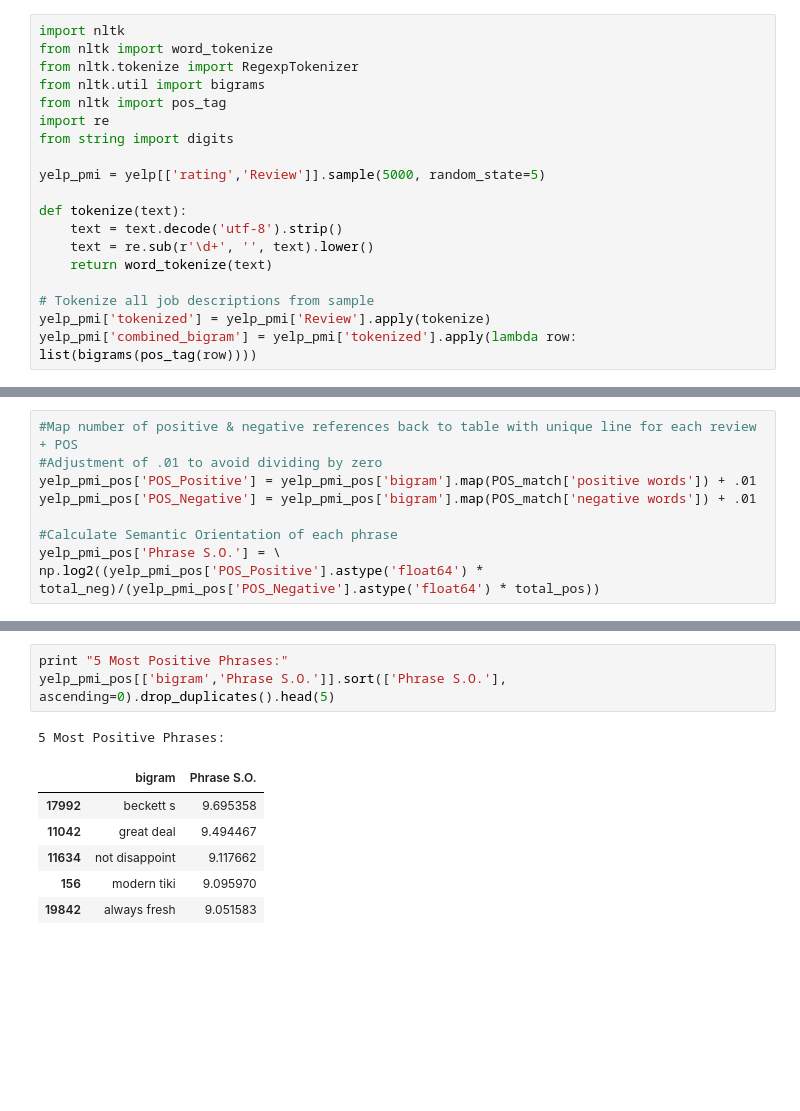
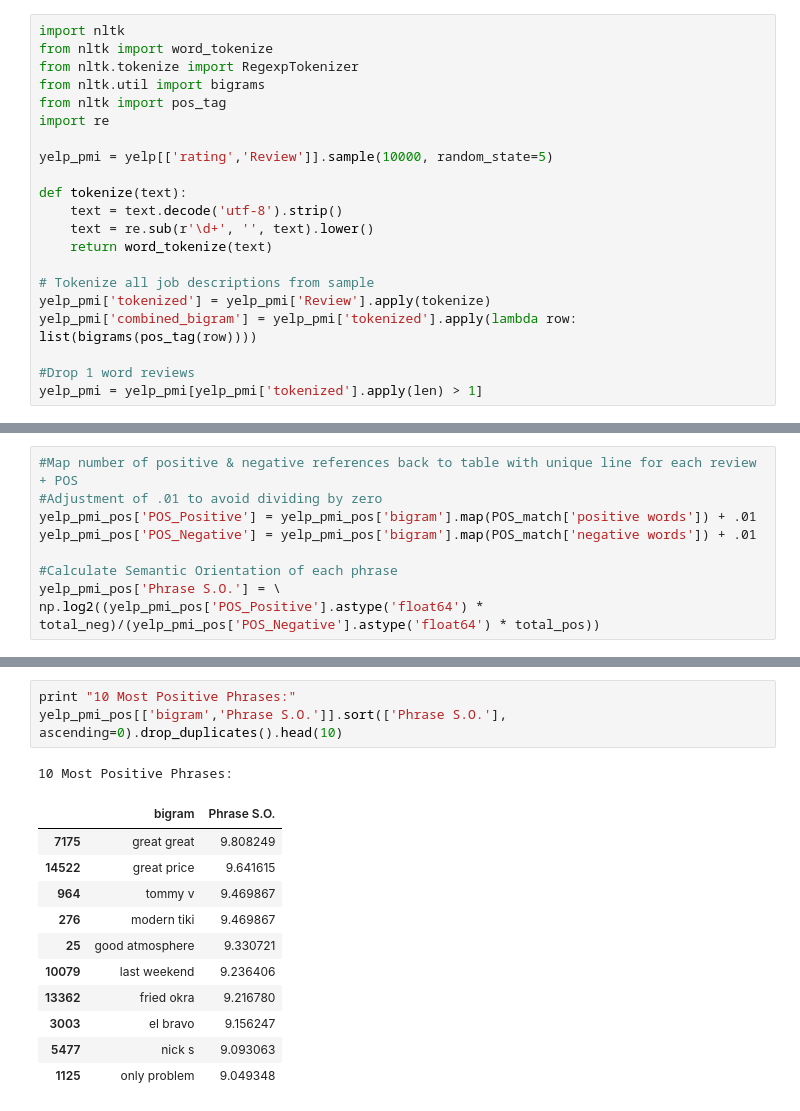
Before and after one commit to brbeckelman/MSBA-Class, a Jupyter notebook: Assignment2/Assignment2 - Task E (DG).ipynb, the cells around one changed output, grey strips where cells are left out. Cells and saved outputs as stored; diff of their text form; blank space fills up the shorter version.

```diff
--- a/Assignment2/Assignment2 - Task E (DG).ipynb
+++ b/Assignment2/Assignment2 - Task E (DG).ipynb
@@ -285,9 +280,8 @@ from nltk.tokenize import RegexpTokenizer
 from nltk.util import bigrams
 from nltk import pos_tag
 import re
-from string import digits
 
-yelp_pmi = yelp[['rating','Review']].sample(5000, random_state=5)
+yelp_pmi = yelp[['rating','Review']].sample(10000, random_state=5)
 
 def tokenize(text):
     text = text.decode('utf-8').strip()
@@ -297,3 +291,6 @@ def tokenize(text):
 # Tokenize all job descriptions from sample
 yelp_pmi['tokenized'] = yelp_pmi['Review'].apply(tokenize)
 yelp_pmi['combined_bigram'] = yelp_pmi['tokenized'].apply(lambda row: list(bigrams(pos_tag(row))))
+
+#Drop 1 word reviews
+yelp_pmi = yelp_pmi[yelp_pmi['tokenized'].apply(len) > 1]
@@ -396,12 +391,17 @@ Semantic Orientation Classification Accuracy: 0.696297803092
 # %%
-print "5 Most Positive Phrases:"
-yelp_pmi_pos[['bigram','Phrase S.O.']].sort(['Phrase S.O.'], ascending=0).drop_duplicates().head(5)
+print "10 Most Positive Phrases:"
+yelp_pmi_pos[['bigram','Phrase S.O.']].sort(['Phrase S.O.'], ascending=0).drop_duplicates().head(10)
 # %% [output]
-5 Most Positive Phrases:
+10 Most Positive Phrases:
 |  | bigram | Phrase S.O. |
-| 17992 | beckett s | 9.695358 |
-| 11042 | great deal | 9.494467 |
-| 11634 | not disappoint | 9.117662 |
-| 156 | modern tiki | 9.095970 |
-| 19842 | always fresh | 9.051583 |
+| 7175 | great great | 9.808249 |
+| 14522 | great price | 9.641615 |
+| 964 | tommy v | 9.469867 |
+| 276 | modern tiki | 9.469867 |
+| 25 | good atmosphere | 9.330721 |
+| 10079 | last weekend | 9.236406 |
+| 13362 | fried okra | 9.216780 |
+| 3003 | el bravo | 9.156247 |
+| 5477 | nick s | 9.093063 |
+| 1125 | only problem | 9.049348 |
 # %%
```
Also changed, not shown: parts of 8 cells of this notebook.
